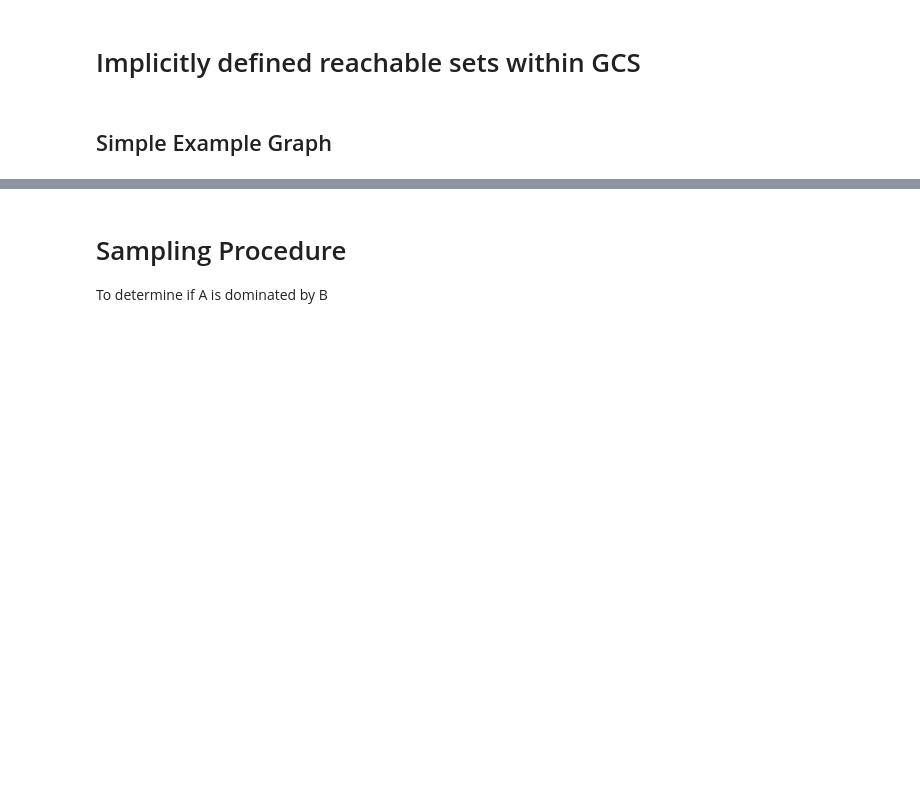
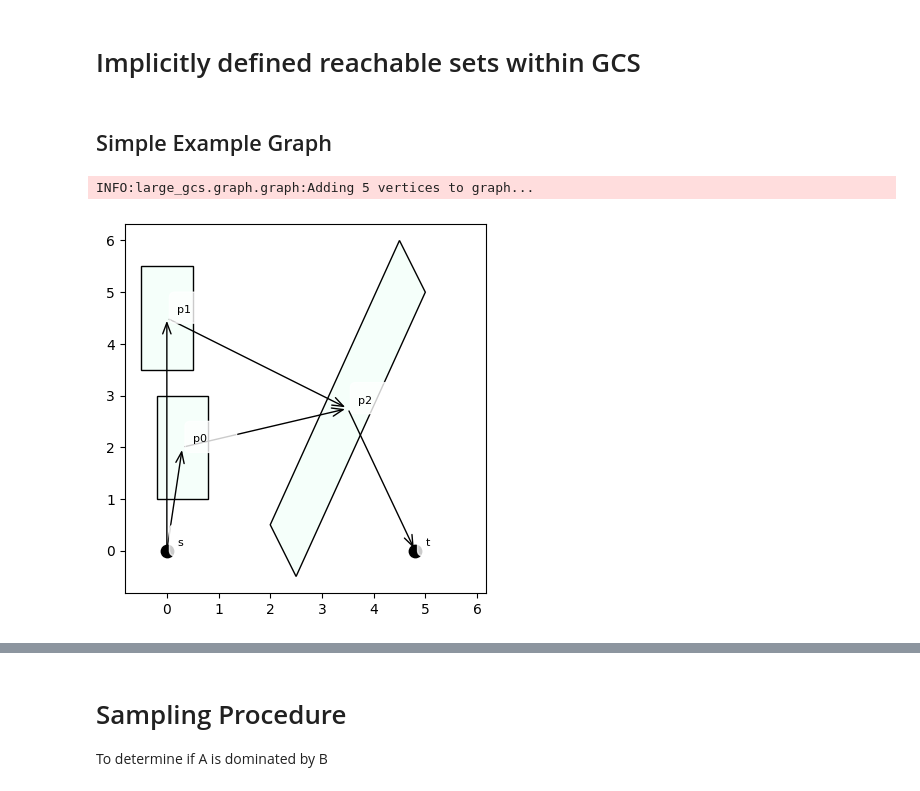
Before and after one commit to shaoyuancc/large_gcs, a Jupyter notebook: explorations/reachability_implicit_gcs.ipynb, the cells around one changed output, grey strips where cells are left out. Drawn from its saved outputs; the diff is of its cells as text; code cells hidden in the pictures; blank space fills up the shorter version.

Commit message:
generated visualizations for meeting

```diff
--- a/explorations/reachability_implicit_gcs.ipynb
+++ b/explorations/reachability_implicit_gcs.ipynb
@@ -14,6 +14,14 @@ logging.basicConfig(level=logging.WARN)
 logging.getLogger("large_gcs").setLevel(logging.DEBUG)
 # %% [markdown]
 ## Simple Example Graph
+# %%
+g = create_simplest_hor_vert_graph()
+g.plot_sets()
+g.plot_edges()
+g.plot_set_labels()
+# %% [output]
+INFO:large_gcs.graph.graph:Adding 5 vertices to graph...
+[figure, added]
 # %%
 # g = create_simplest_hor_vert_graph()
 g = create_intermediate_line_hor_vert_graph()
```
Also changed, not shown: parts of 12 cells of this notebook, 4 other files.
